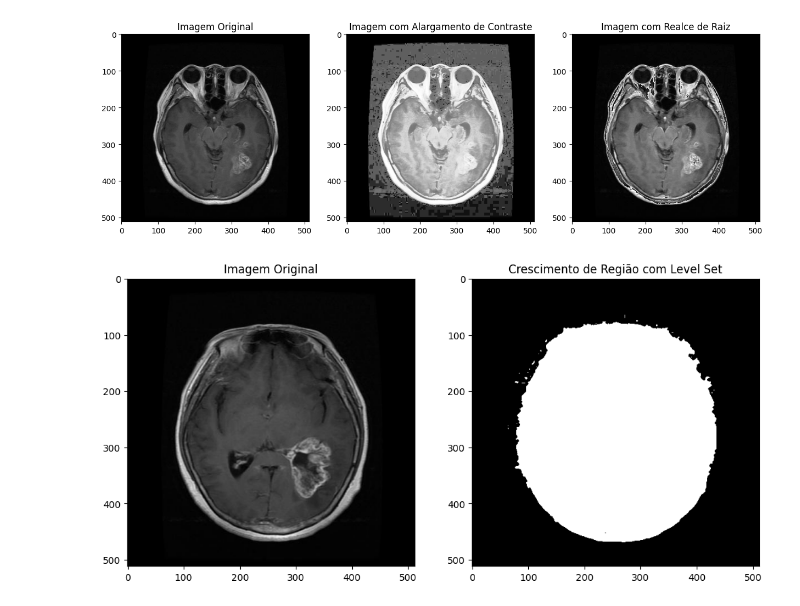
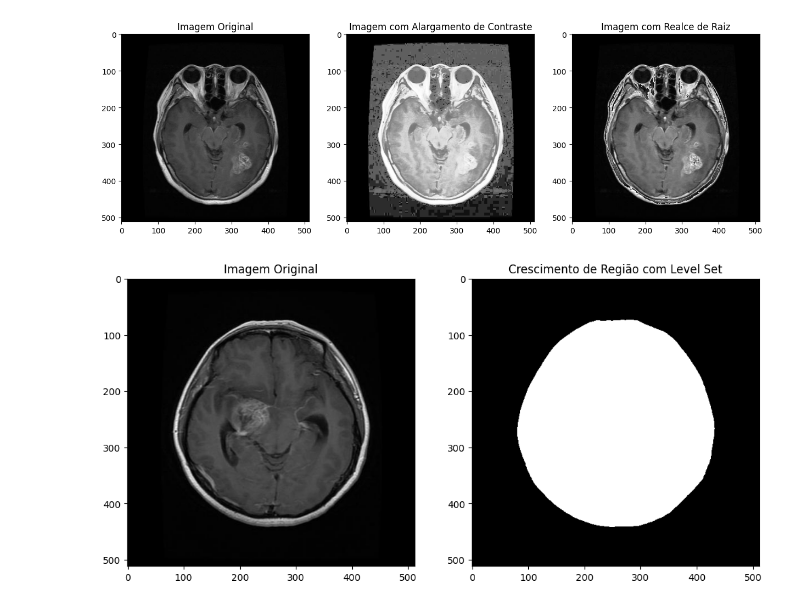
Before and after one commit to lucasmourasantos/visao_computacional, a Jupyter notebook: region_growing.ipynb, the cells around one changed output. Cells and saved outputs as stored; diff of their text form; code cells hidden in the pictures.

```diff
--- a/region_growing.ipynb
+++ b/region_growing.ipynb
@@ -70,33 +70,33 @@ from skimage.segmentation import morphological_chan_vese
 from skimage import io, color
 
 def region_growth_level_set(image):
     # Convertendo a imagem para escala de cinza se necessário
     if image.ndim == 3:
         image = color.rgb2gray(image)
 
     # Aplicando o método Chan-Vese para segmentação
-    segmented = morphological_chan_vese(image, num_iter=100, init_level_set="checkerboard", smoothing=1, lambda1=1, lambda2=1)
+    segmented = morphological_chan_vese(image, num_iter=100, init_level_set="disk", smoothing=1, lambda1=1, lambda2=1)
 
     return segmented
 
 # Carregar a imagem
-image_path = "glioma_tumor/gg (9).jpg"  # Substitua pelo caminho correto
+image_path = "glioma_tumor/gg (15).jpg"  # Substitua pelo caminho correto
 image = io.imread(image_path)
 
 # Aplicar o algoritmo de crescimento de região com Level Set
 segmented_image = region_growth_level_set(image)
 
 # Visualização dos resultados
 plt.figure(figsize=(12, 6))
 
 plt.subplot(1, 2, 1)
 plt.imshow(image, cmap='gray')
 plt.title('Imagem Original')
 
 plt.subplot(1, 2, 2)
 plt.imshow(segmented_image, cmap='gray')
 plt.title('Crescimento de Região com Level Set')
 
 plt.show()
 # %% [output]
-[figure, old version]
+[figure, new version]
```
